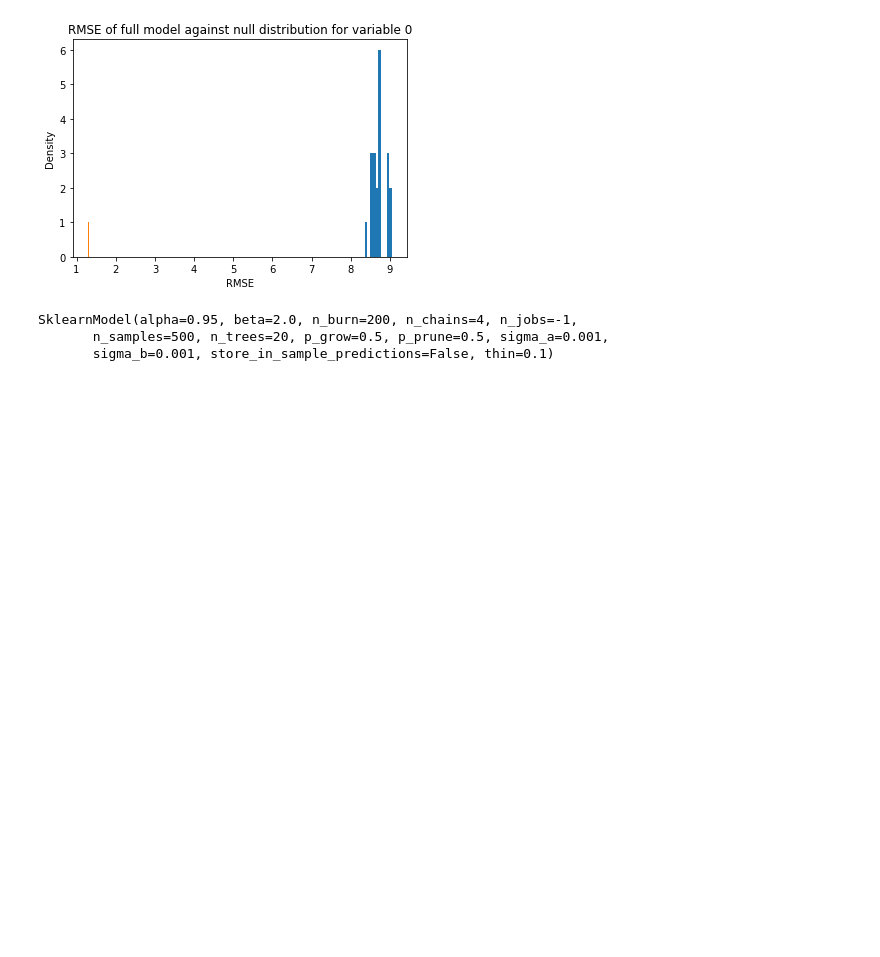
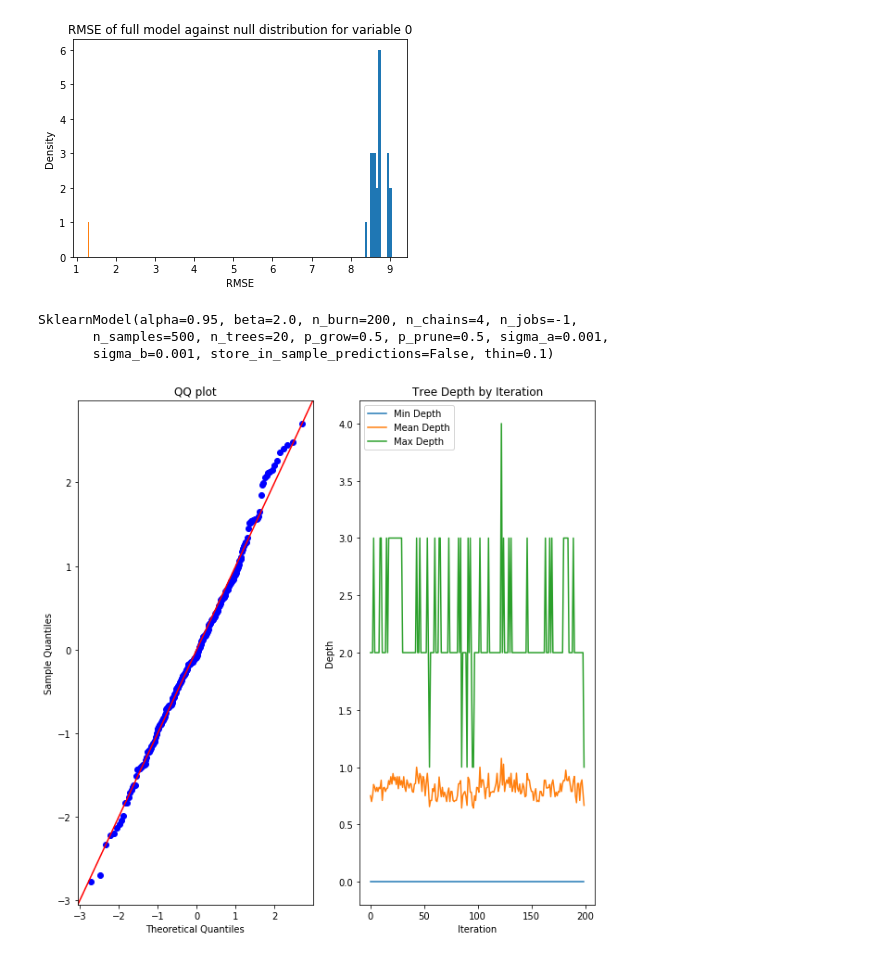
Before and after one commit to JakeColtman/bartpy, a Jupyter notebook: examples/Feature Selection.ipynb, the cells around one changed output. Cells and saved outputs as stored; diff of their text form; code cells hidden in the pictures; blank space fills up the shorter version.

Commit message:
Clean up plotting of diagnostics

```diff
--- a/examples/Feature Selection.ipynb
+++ b/examples/Feature Selection.ipynb
@@ -137,0 +186,4 @@ SklearnModel(alpha=0.95, beta=2.0, n_burn=200, n_chains=4, n_jobs=-1,
+# %%
+plot_diagnostics(model)
+# %% [output]
+[figure, added]
```
Also changed, not shown: parts of 6 cells of this notebook, 2 other files.
